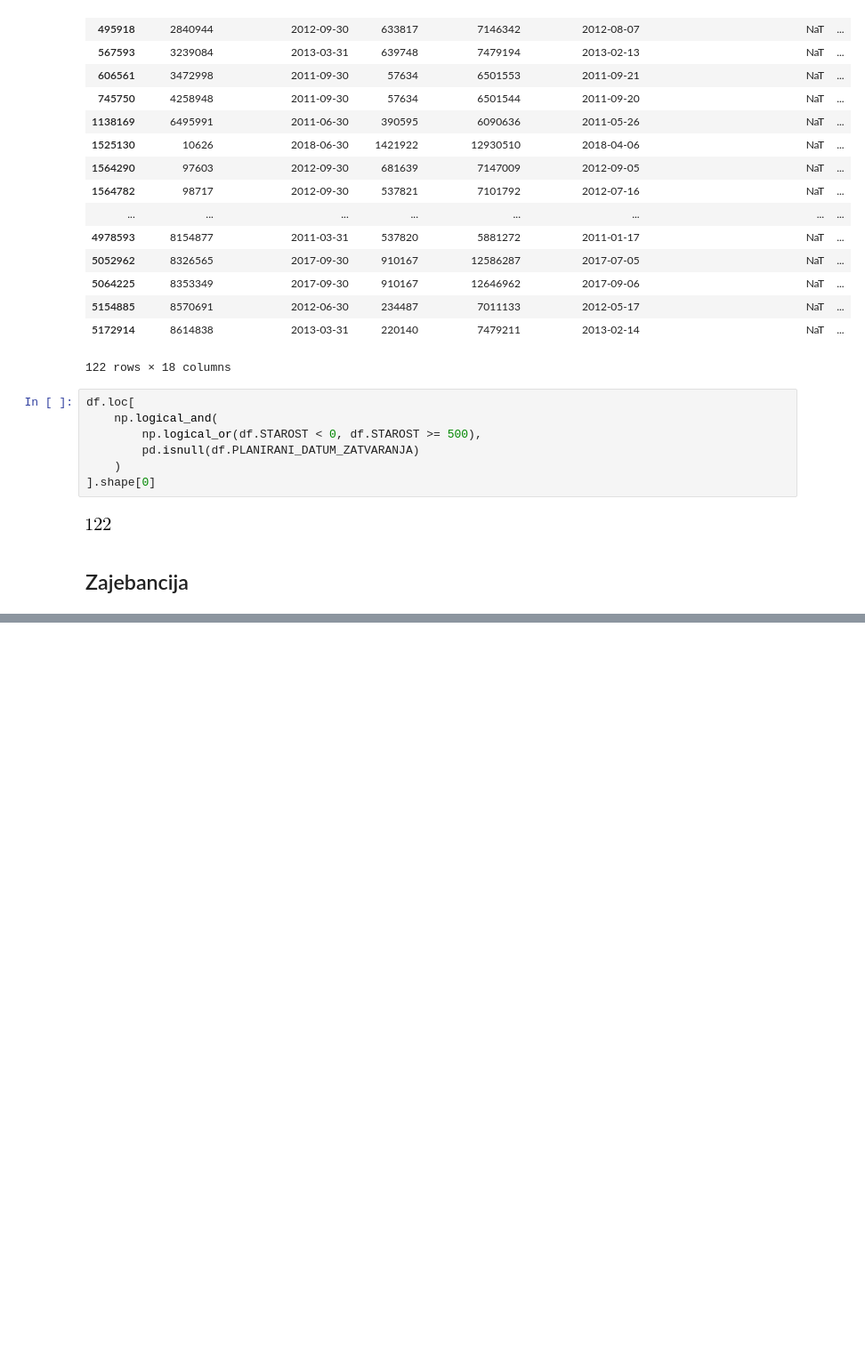
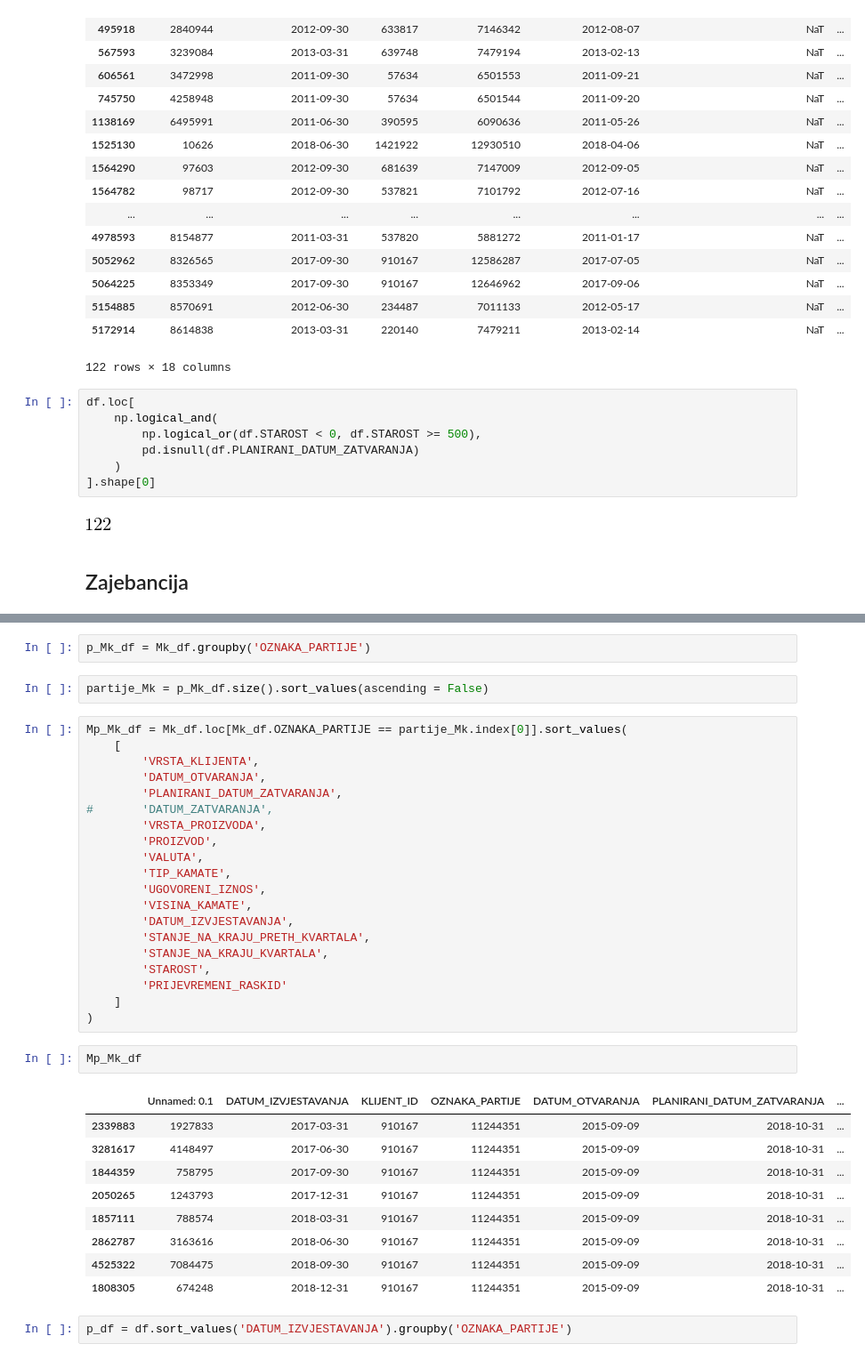
Before and after one commit to DavorPenzar/mozgalo, a Jupyter notebook: Observatorium.ipynb, the cells around one changed output, grey strips where cells are left out. Shown: that part at 89% size. Drawn from its saved outputs; the diff is of its cells as text; blank space fills up the shorter version.

```diff
--- a/Observatorium.ipynb
+++ b/Observatorium.ipynb
@@ -730,0 +732,38 @@ mdf
+# %%
+p_Mk_df = Mk_df.groupby('OZNAKA_PARTIJE')
+# %%
+partije_Mk = p_Mk_df.size().sort_values(ascending = False)
+# %%
+Mp_Mk_df = Mk_df.loc[Mk_df.OZNAKA_PARTIJE == partije_Mk.index[0]].sort_values(
+    [
+        'VRSTA_KLIJENTA',
+        'DATUM_OTVARANJA',
+        'PLANIRANI_DATUM_ZATVARANJA',
+#       'DATUM_ZATVARANJA',
+        'VRSTA_PROIZVODA',
+        'PROIZVOD',
+        'VALUTA',
+        'TIP_KAMATE',
+        'UGOVORENI_IZNOS',
+        'VISINA_KAMATE',
+        'DATUM_IZVJESTAVANJA',
+        'STANJE_NA_KRAJU_PRETH_KVARTALA',
+        'STANJE_NA_KRAJU_KVARTALA',
+        'STAROST',
+        'PRIJEVREMENI_RASKID'
+    ]
+)
+# %%
+Mp_Mk_df
+# %% [output]
+|  | Unnamed: 0.1 | DATUM_IZVJESTAVANJA | KLIJENT_ID | OZNAKA_PARTIJE | DATUM_OTVARANJA | PLANIRANI_DATUM_ZATVARANJA | ... |
+| 2339883 | 1927833 | 2017-03-31 | 910167 | 11244351 | 2015-09-09 | 2018-10-31 | ... |
+| 3281617 | 4148497 | 2017-06-30 | 910167 | 11244351 | 2015-09-09 | 2018-10-31 | ... |
+| 1844359 | 758795 | 2017-09-30 | 910167 | 11244351 | 2015-09-09 | 2018-10-31 | ... |
+| 2050265 | 1243793 | 2017-12-31 | 910167 | 11244351 | 2015-09-09 | 2018-10-31 | ... |
+| 1857111 | 788574 | 2018-03-31 | 910167 | 11244351 | 2015-09-09 | 2018-10-31 | ... |
+| 2862787 | 3163616 | 2018-06-30 | 910167 | 11244351 | 2015-09-09 | 2018-10-31 | ... |
+| 4525322 | 7084475 | 2018-09-30 | 910167 | 11244351 | 2015-09-09 | 2018-10-31 | ... |
+| 1808305 | 674248 | 2018-12-31 | 910167 | 11244351 | 2015-09-09 | 2018-10-31 | ... |
+# %%
+p_df = df.sort_values('DATUM_IZVJESTAVANJA').groupby('OZNAKA_PARTIJE')
```
Also changed, not shown: parts of 16 cells of this notebook.
